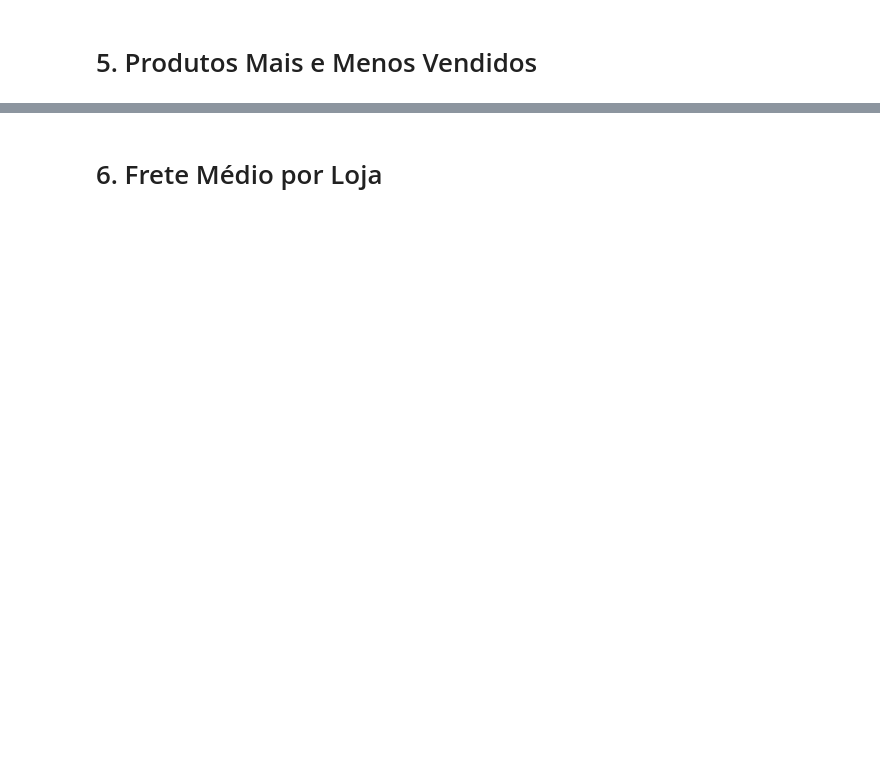
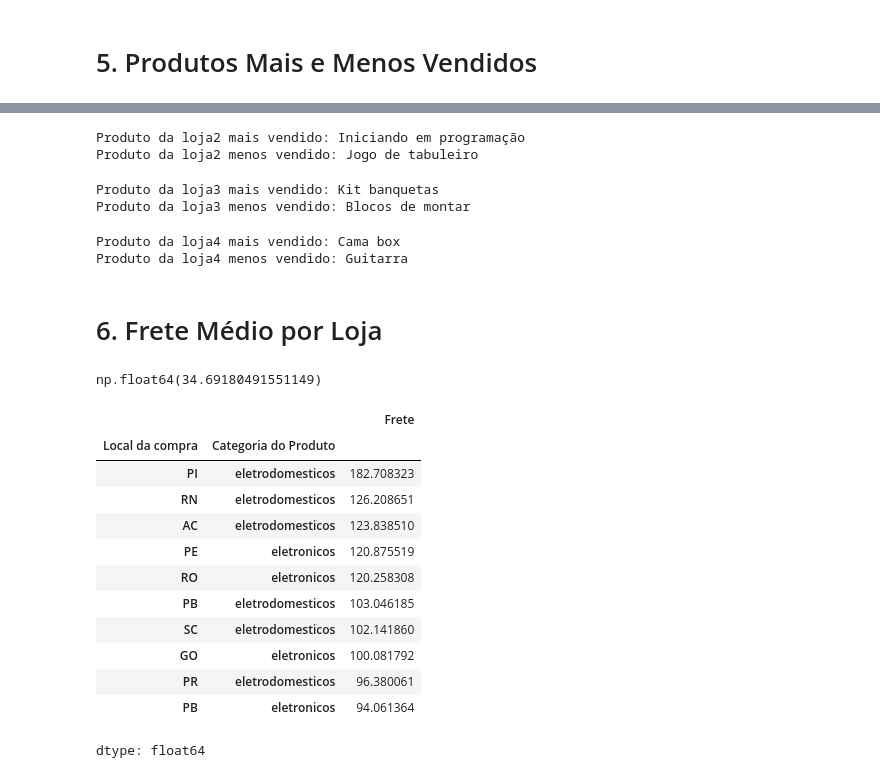
Before and after one commit to MiguelLuan/AluraStore, a Jupyter notebook: AluraStore.ipynb, the cells around one changed output, grey strips where cells are left out. Drawn from its saved outputs; the diff is of its cells as text; code cells hidden in the pictures; blank space fills up the shorter version.

```diff
--- a/AluraStore.ipynb
+++ b/AluraStore.ipynb
@@ -274,2 +376,62 @@ qtd_produtos_loja4
+# %%
+#Produots que forma os mais e menos vendidos da loja2
+pdt_vdd_loja2 = loja2.groupby('Produto').size()
+pdt_vdd_loja2.name = 'Quantidade_de_Produtos'
+
+pdt_mais_vdd_loja2,pdt_menos_vdd_loja2 = pdt_vdd_loja2.idxmax(),pdt_vdd_loja2.idxmin()
+
+print(f'Produto da loja2 mais vendido: {pdt_mais_vdd_loja2}')
+print(f'Produto da loja2 menos vendido: {pdt_menos_vdd_loja2}')
+# %% [output]
+Produto da loja2 mais vendido: Iniciando em programação
+Produto da loja2 menos vendido: Jogo de tabuleiro
+# %%
+#Produots que forma os mais e menos vendidos da loja3
+pdt_vdd_loja3 = loja3.groupby('Produto').size()
+pdt_vdd_loja3.name = 'Quantidade_de_Produtos'
+
+pdt_mais_vdd_loja3,pdt_menos_vdd_loja3 = pdt_vdd_loja3.idxmax(),pdt_vdd_loja3.idxmin()
+
+print(f'Produto da loja3 mais vendido: {pdt_mais_vdd_loja3}')
+print(f'Produto da loja3 menos vendido: {pdt_menos_vdd_loja3}')
+# %% [output]
+Produto da loja3 mais vendido: Kit banquetas
+Produto da loja3 menos vendido: Blocos de montar
+# %%
+#Produots que forma os mais e menos vendidos da loja4
+pdt_vdd_loja4 = loja4.groupby('Produto').size()
+pdt_vdd_loja4.name = 'Quantidade_de_Produtos'
+
+pdt_mais_vdd_loja4,pdt_menos_vdd_loja4 = pdt_vdd_loja4.idxmax(),pdt_vdd_loja4.idxmin()
+
+print(f'Produto da loja4 mais vendido: {pdt_mais_vdd_loja4}')
+print(f'Produto da loja4 menos vendido: {pdt_menos_vdd_loja4}')
+# %% [output]
+Produto da loja4 mais vendido: Cama box
+Produto da loja4 menos vendido: Guitarra
 # %% [markdown]
 # 6. Frete Médio por Loja
+# %%
+#Frete médio da loja1
+frete_medio_loja1 = loja1['Frete'].mean()
+frete_medio_loja1
+# %% [output]
+np.float64(34.69180491551149)
+# %%
+#Frete médio por estado e categoria de produto da loja1
+frete_etd_cat_loja1 = loja1.groupby(['Local da compra','Categoria do Produto'])['Frete'].mean().sort_values(ascending=False)
+frete_etd_cat_loja1.head(10)
+# %% [output]
+|  |  | Frete |
+| Local da compra | Categoria do Produto |  |
+| PI | eletrodomesticos | 182.708323 |
+| RN | eletrodomesticos | 126.208651 |
+| AC | eletrodomesticos | 123.838510 |
+| PE | eletronicos | 120.875519 |
+| RO | eletronicos | 120.258308 |
+| PB | eletrodomesticos | 103.046185 |
+| SC | eletrodomesticos | 102.141860 |
+| GO | eletronicos | 100.081792 |
+| PR | eletrodomesticos | 96.380061 |
+| PB | eletronicos | 94.061364 |
+dtype: float64
```
Also changed, not shown: parts of 25 cells of this notebook.
